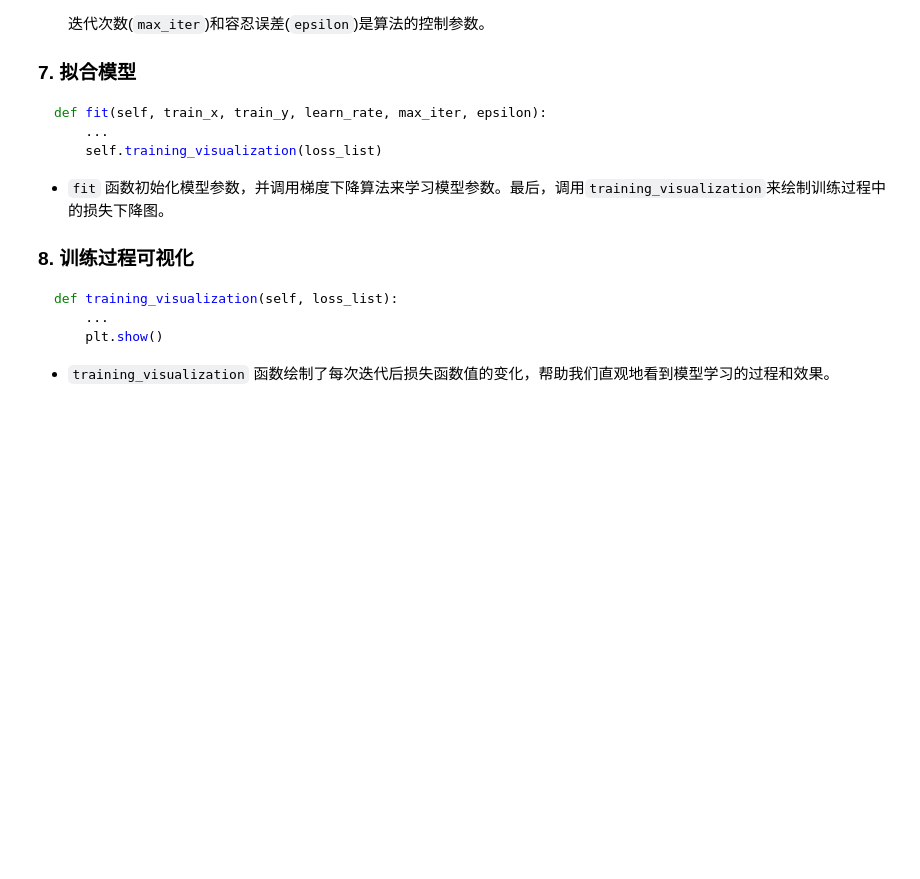
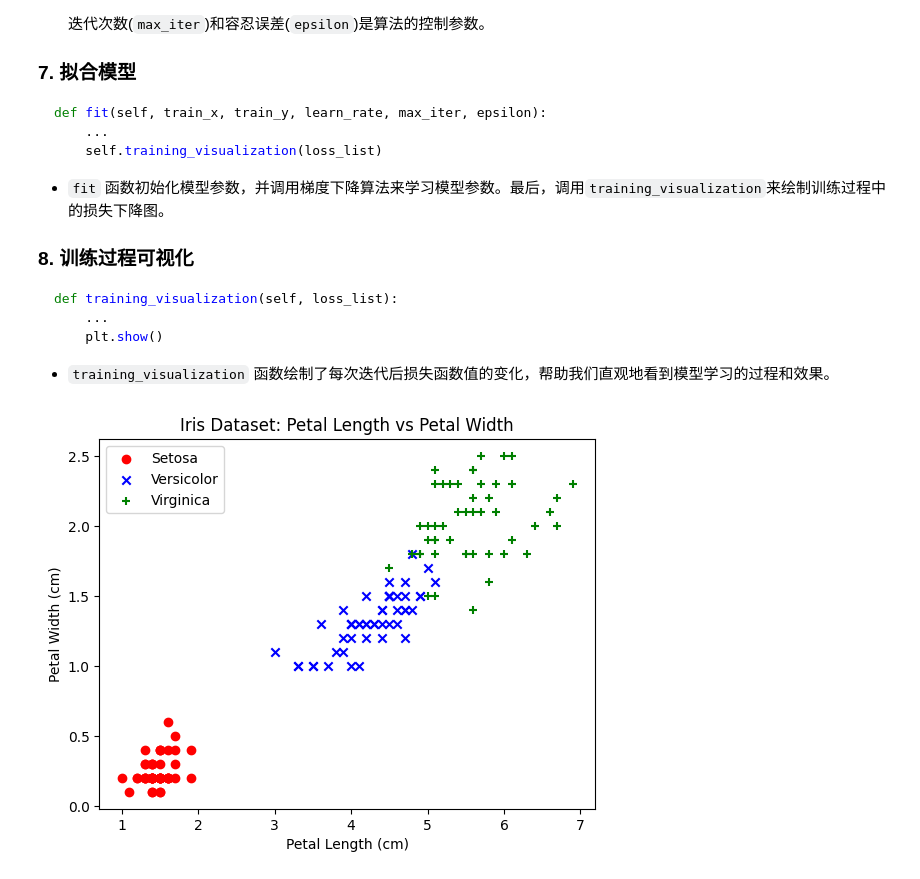
Before and after one commit to Bvbrutal/Machine-learning-basics, a Jupyter notebook: day01/Linear_Regression.ipynb, the cells around one changed output. Cells and saved outputs as stored; diff of their text form; code cells hidden in the pictures; blank space fills up the shorter version.

````diff
--- a/day01/Linear_Regression.ipynb
+++ b/day01/Linear_Regression.ipynb
@@ -234,3 +234,34 @@ def training_visualization(self, loss_list):
     plt.show()
 ```
 - `training_visualization` 函数绘制了每次迭代后损失函数值的变化，帮助我们直观地看到模型学习的过程和效果。
+# %%
+from sklearn import datasets
+import numpy as np
+import matplotlib.pyplot as plt
+
+# 加载鸢尾花数据集
+iris = datasets.load_iris()
+X = iris.data[:, [2, 3]]  # 只取花瓣长度和宽度
+y = iris.target
+
+# 为每个类别的花瓣长度和宽度创建散点图
+setosa = X[y == 0]
+versicolor = X[y == 1]
+virginica = X[y == 2]
+
+plt.scatter(setosa[:, 0], setosa[:, 1], color='red', label='Setosa', marker='o')
+plt.scatter(versicolor[:, 0], versicolor[:, 1], color='blue', label='Versicolor', marker='x')
+plt.scatter(virginica[:, 0], virginica[:, 1], color='green', label='Virginica', marker='+')
+
+# 添加标题和轴标签
+plt.title('Iris Dataset: Petal Length vs Petal Width')
+plt.xlabel('Petal Length (cm)')
+plt.ylabel('Petal Width (cm)')
+
+# 显示图例
+plt.legend()
+
+# 显示图表
+plt.show()
+# %% [output]
+[figure, added]
````
Also changed, not shown: 4 other files.
